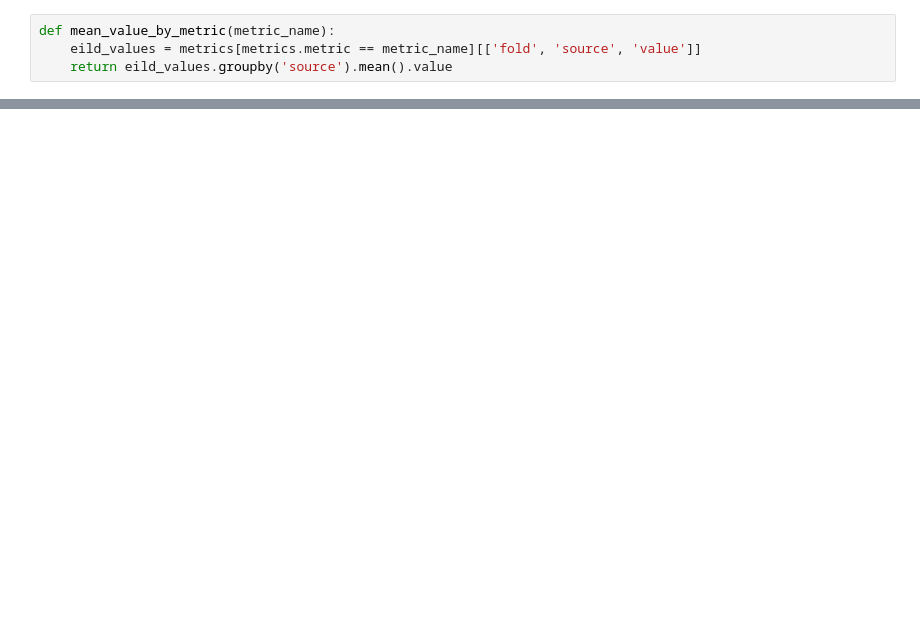
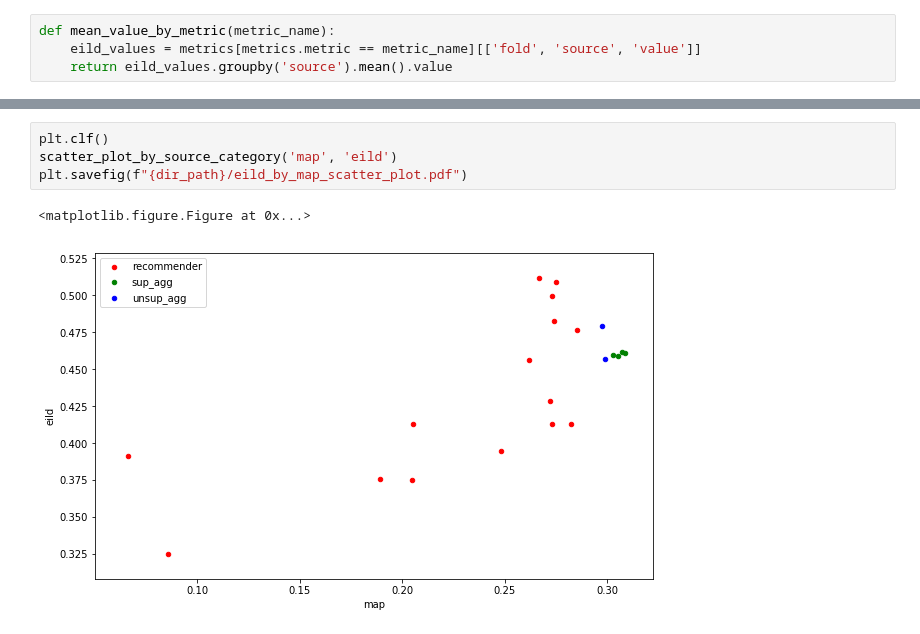
Before and after one commit to Hybbon/ps, a Jupyter notebook: notebooks/metrics_plots.ipynb, the cells around one changed output, grey strips where cells are left out. Drawn from its saved outputs; the diff is of its cells as text; blank space fills up the shorter version.

```diff
--- a/notebooks/metrics_plots.ipynb
+++ b/notebooks/metrics_plots.ipynb
@@ -86,0 +93,7 @@ plt.savefig(f"{dir_path}/scatter_plot.pdf")
+# %%
+plt.clf()
+scatter_plot_by_source_category('map', 'eild')
+plt.savefig(f"{dir_path}/eild_by_map_scatter_plot.pdf")
+# %% [output]
+<matplotlib.figure.Figure at 0x...>
+[figure, added]
```
Also changed, not shown: parts of 11 cells of this notebook.
